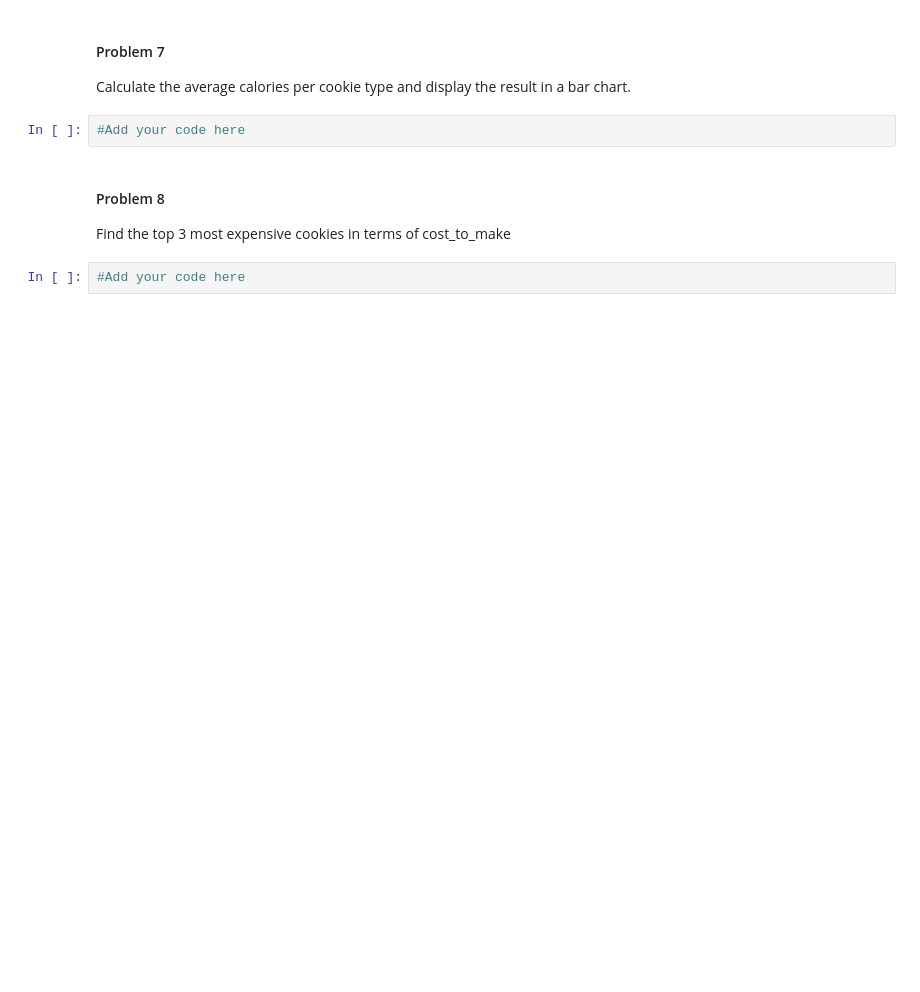
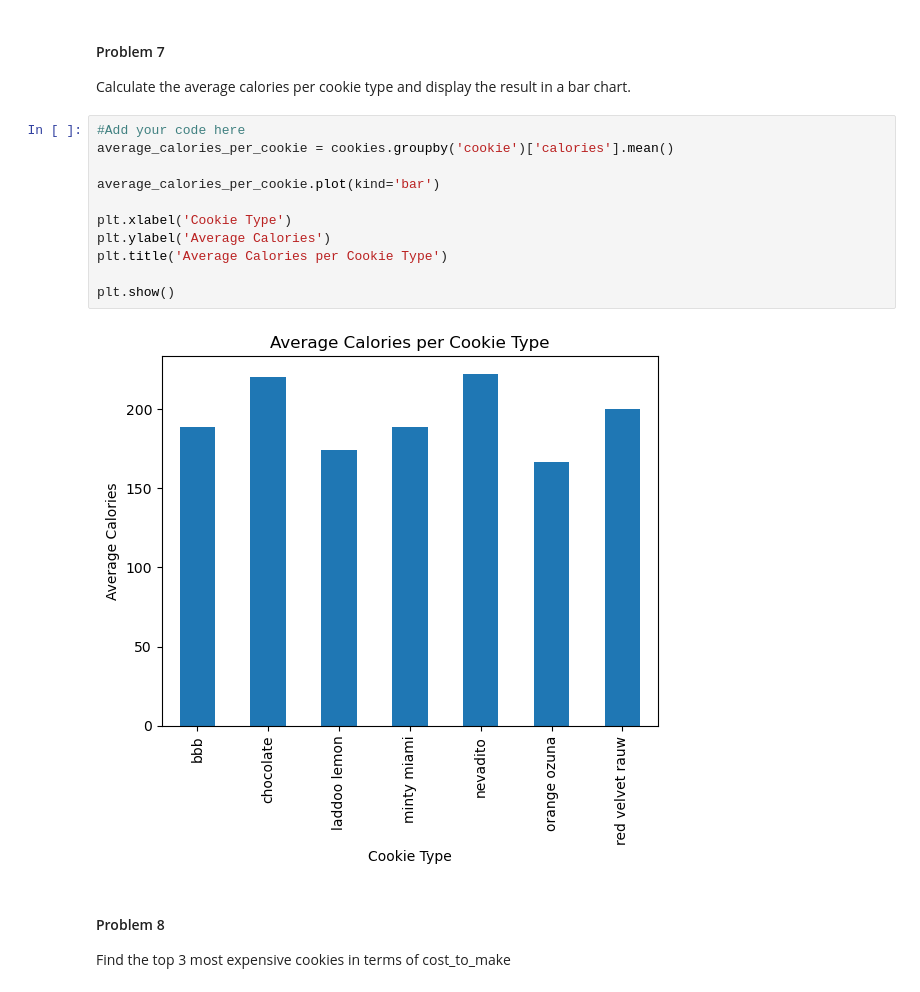
Before and after one commit to gallettilance/Data-Science-Fundamentals, a Jupyter notebook: labs/lab-02/lab02.ipynb, the cells around one changed output. Drawn from its saved outputs; the diff is of its cells as text; blank space fills up the shorter version.

```diff
--- a/labs/lab-02/lab02.ipynb
+++ b/labs/lab-02/lab02.ipynb
@@ -458,11 +547,20 @@ Create a histogram of the `bad berry bunny`'s calories using the `plot()` functi
 #### Problem 7
 
 Calculate the average calories per cookie type and display the result in a bar chart.
-# %%
-#Add your code here
+# %%
+#Add your code here
+average_calories_per_cookie = cookies.groupby('cookie')['calories'].mean()
+
+average_calories_per_cookie.plot(kind='bar')
+
+plt.xlabel('Cookie Type')
+plt.ylabel('Average Calories')
+plt.title('Average Calories per Cookie Type')
+
+plt.show()
+# %% [output]
+[figure, added]
 # %% [markdown]
 #### Problem 8
 
 Find the top 3 most expensive cookies in terms of cost_to_make
-# %%
-#Add your code here
```
Also changed, not shown: parts of 11 cells of this notebook.
